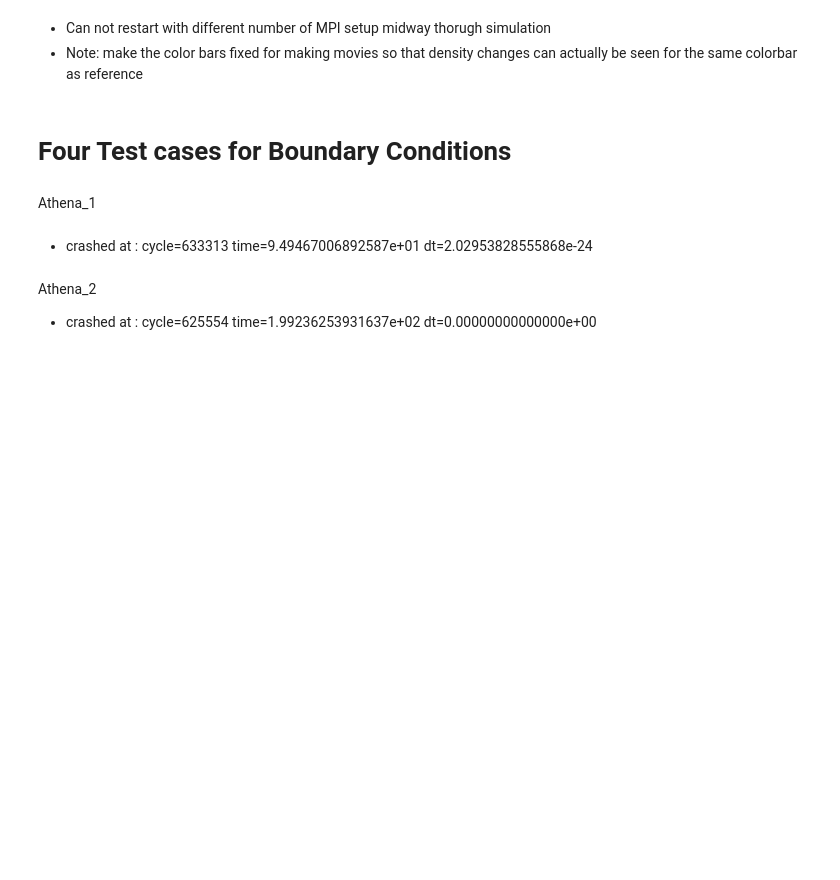
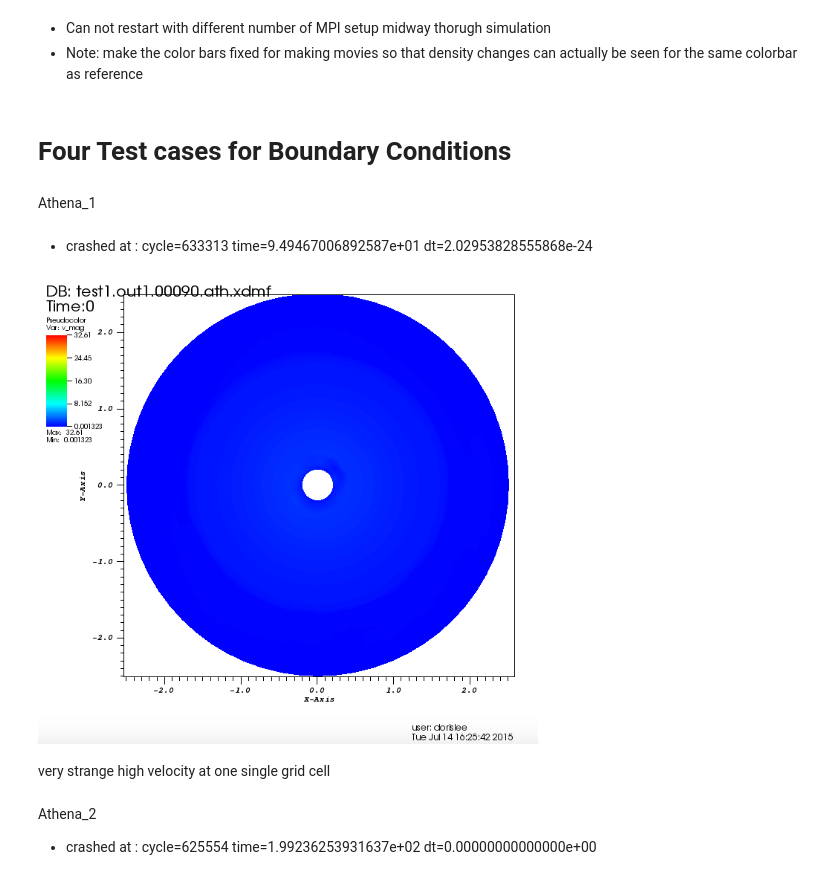
Before and after one commit to dorisjlee/usrp, a Jupyter notebook: notes/Week4/07_14_2015.ipynb, the cells around one changed output. Cells and saved outputs as stored; diff of their text form; code cells hidden in the pictures; blank space fills up the shorter version.

```diff
--- a/notes/Week4/07_14_2015.ipynb
+++ b/notes/Week4/07_14_2015.ipynb
@@ -49,6 +49,12 @@ Gas is not conserved? The density of the torus gets lower and lower in the non l
 Athena_1
 # %% [markdown]
 - crashed at : cycle=633313 time=9.49467006892587e+01 dt=2.02953828555868e-24
+# %%
+Image("img/athena1.png",width=500)
+# %% [output]
+[figure, added]
+# %% [markdown]
+very strange high velocity at one single grid cell
 # %% [markdown]
 Athena_2
 - crashed at : cycle=625554 time=1.99236253931637e+02 dt=0.00000000000000e+00
```
Also changed, not shown: parts of 8 cells of this notebook, 4 other files.
